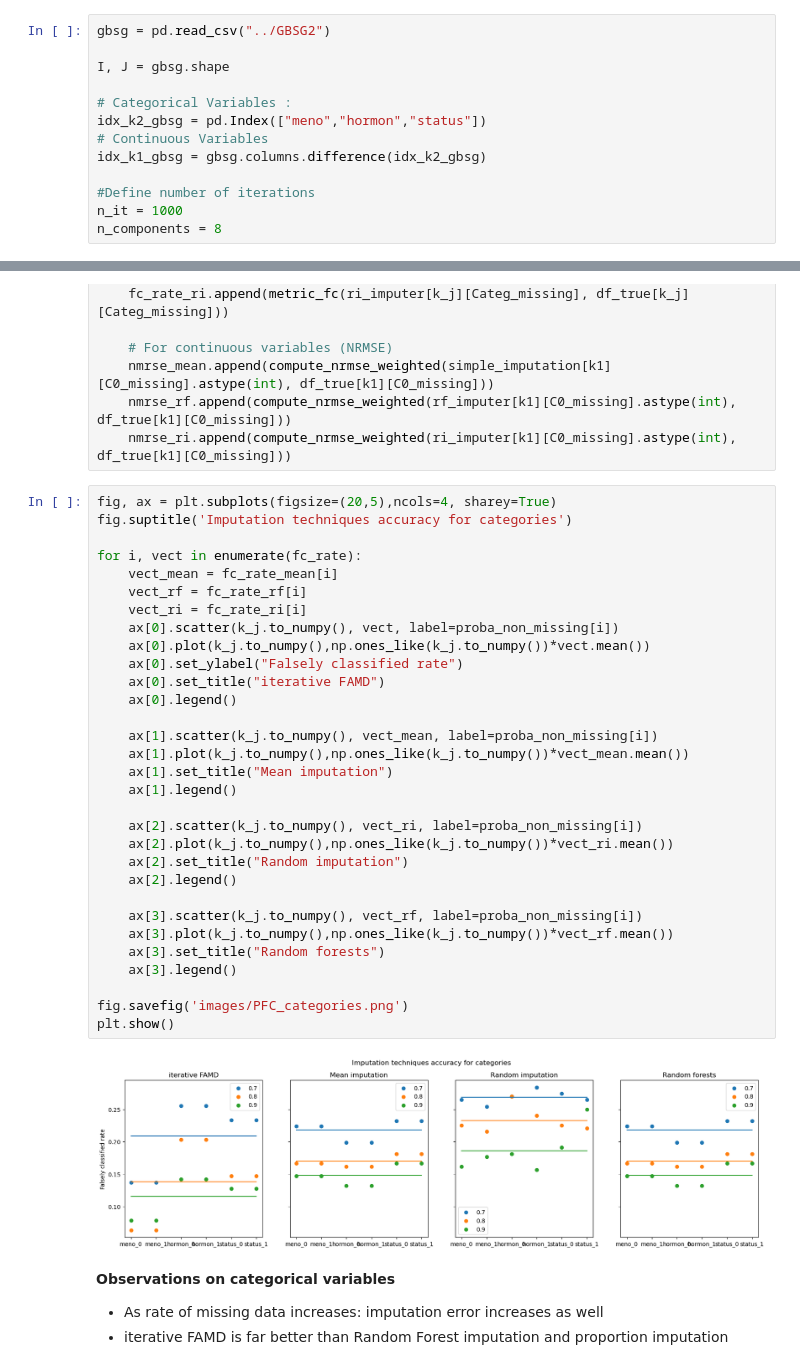
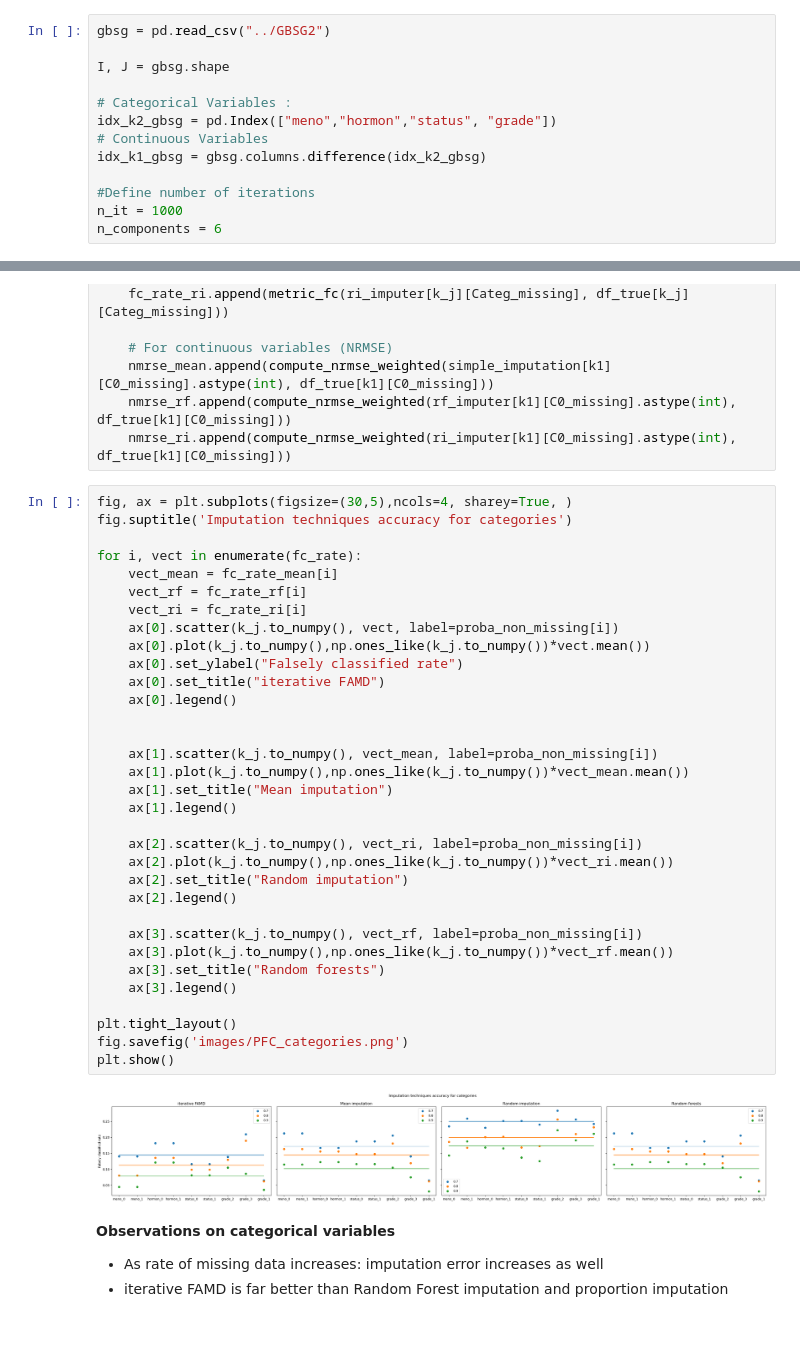
Before and after one commit to laufuentes/Projet-GL---Principal-Component-method-Missing-Values, a Jupyter notebook: GBSG_properties.ipynb, the cells around one changed output, grey strips where cells are left out. Saved outputs shown, nothing was run; the diff lists cells and outputs as text; blank space fills up the shorter version.

Commit message:
new images (report)

```diff
--- a/GBSG_properties.ipynb
+++ b/GBSG_properties.ipynb
@@ -20,13 +20,13 @@ gbsg = pd.read_csv("../GBSG2")
 I, J = gbsg.shape
 
 # Categorical Variables :
-idx_k2_gbsg = pd.Index(["meno","hormon","status"])
+idx_k2_gbsg = pd.Index(["meno","hormon","status", "grade"])
 # Continuous Variables
 idx_k1_gbsg = gbsg.columns.difference(idx_k2_gbsg)
 
 #Define number of iterations
 n_it = 1000
-n_components = 8
+n_components = 6
 # %%
 # Inject missing values into the gbsg dataframe :
 proba_non_missing = [0.7, 0.8, 0.9]
@@ -108,38 +108,40 @@ for p,values in dict_dfs.items():
     nmrse_rf.append(compute_nrmse_weighted(rf_imputer[k1][C0_missing].astype(int), df_true[k1][C0_missing]))
     nmrse_ri.append(compute_nrmse_weighted(ri_imputer[k1][C0_missing].astype(int), df_true[k1][C0_missing]))
 # %%
-fig, ax = plt.subplots(figsize=(20,5),ncols=4, sharey=True)
+fig, ax = plt.subplots(figsize=(30,5),ncols=4, sharey=True, )
 fig.suptitle('Imputation techniques accuracy for categories')
 
 for i, vect in enumerate(fc_rate):
     vect_mean = fc_rate_mean[i]
     vect_rf = fc_rate_rf[i]
     vect_ri = fc_rate_ri[i]
     ax[0].scatter(k_j.to_numpy(), vect, label=proba_non_missing[i])
     ax[0].plot(k_j.to_numpy(),np.ones_like(k_j.to_numpy())*vect.mean())
     ax[0].set_ylabel("Falsely classified rate")
     ax[0].set_title("iterative FAMD")
     ax[0].legend()
+
 
     ax[1].scatter(k_j.to_numpy(), vect_mean, label=proba_non_missing[i])
     ax[1].plot(k_j.to_numpy(),np.ones_like(k_j.to_numpy())*vect_mean.mean())
     ax[1].set_title("Mean imputation")
     ax[1].legend()
 
     ax[2].scatter(k_j.to_numpy(), vect_ri, label=proba_non_missing[i])
     ax[2].plot(k_j.to_numpy(),np.ones_like(k_j.to_numpy())*vect_ri.mean())
     ax[2].set_title("Random imputation")
     ax[2].legend()
 
     ax[3].scatter(k_j.to_numpy(), vect_rf, label=proba_non_missing[i])
     ax[3].plot(k_j.to_numpy(),np.ones_like(k_j.to_numpy())*vect_rf.mean())
     ax[3].set_title("Random forests")
     ax[3].legend()
 
+plt.tight_layout()
 fig.savefig('images/PFC_categories.png')
 plt.show()
 # %% [output]
-[figure, old version]
+[figure, new version]
 # %% [markdown]
 **Observations on categorical variables**
 
```
Also changed, not shown: parts of 5 cells of this notebook, 5 other files.
